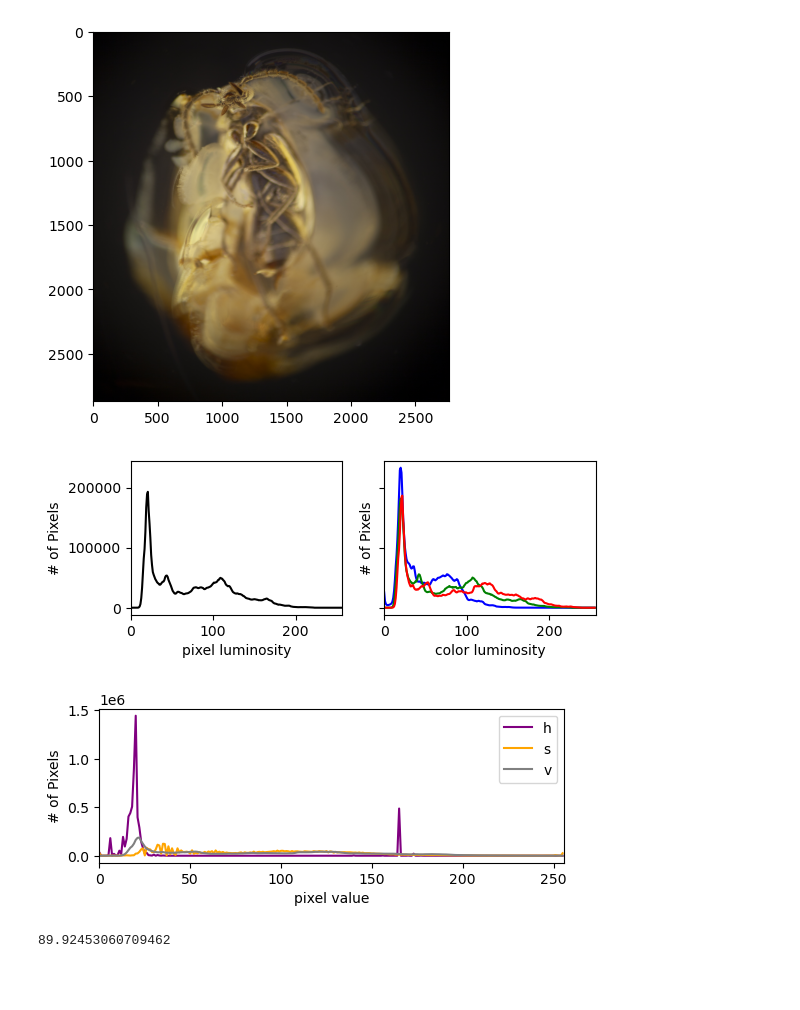
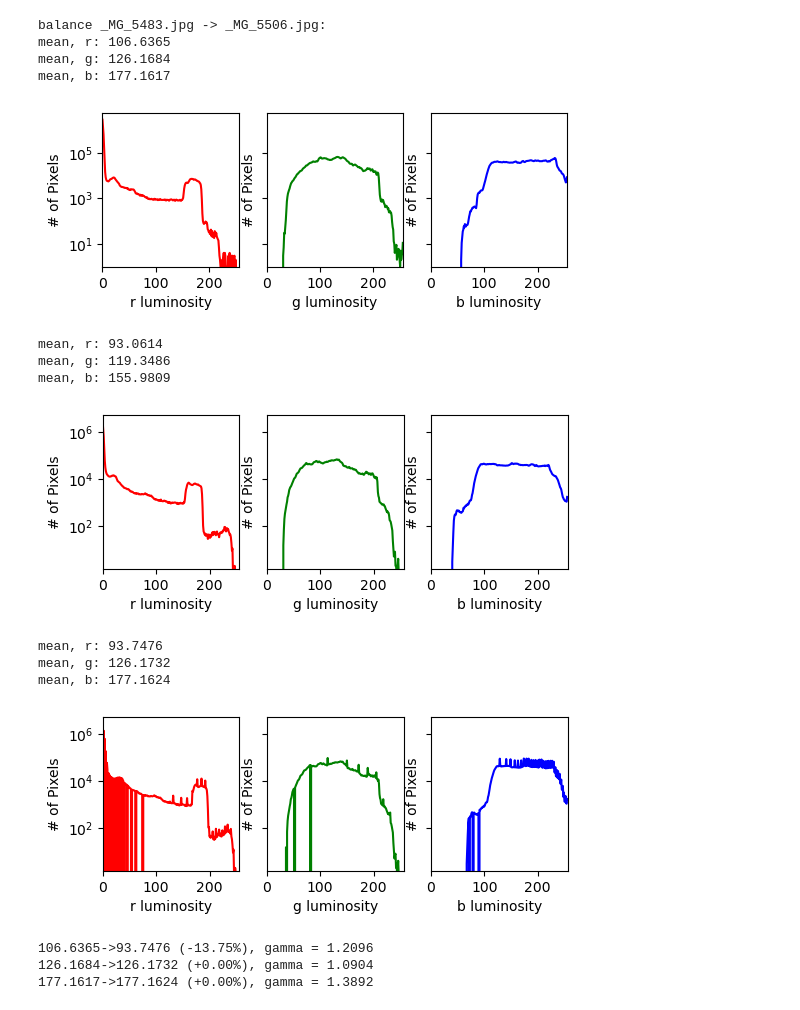
Before and after one commit to lucalista/focusstack, a Jupyter notebook: test-color-manip.ipynb, the cells around one changed output. Saved outputs shown, nothing was run; the diff lists cells and outputs as text; code cells hidden in the pictures; blank space fills up the shorter version.

```diff
--- a/test-color-manip.ipynb
+++ b/test-color-manip.ipynb
@@ -50,4 +9,6 @@ def img_hsv_histo(image, plot=True, mask_size=1.0):
 # %%
-base_path = "E:/Focus stacking/2024-02-04 - Coleoptera remake/"
-input_path = base_path+"Immagini modificate/"
-filename = input_path + "_MG_4200.jpg"
+base_path = "E:/Focus stacking/2024-03-04 - Spider/A/"
+input_path = base_path+"aligned"
+output_path = "C:/Users/Luca Lista/Desktop/Temp"
+filename_1 = input_path + "_MG_5445.jpg"
+filename_2 = input_path + "_MG_5504.jpg"
@@ -56,17 +15,19 @@ img = cv2.imread(filename)
-# %%
-plt.imshow(cv2.cvtColor(img, cv2.COLOR_BGR2RGB))
-plt.show()
-# %% [output]
-[figure, removed]
-# %%
-mean_lumi, hist_lumi = img_rgb_histo(img)
-# %% [output]
-[figure, removed]
-# %%
-mean_saturation, hist_hsv = img_hsv_histo(img)
-# %% [output]
-[figure, removed]
-# %%
-mean_saturation
-# %% [output]
-89.92453060709462
+# %%
+img_lumi_balance_rgb("_MG_5506.jpg", "_MG_5483.jpg", input_path, output_path, mask_size=0.8, i_min=20)
+# %% [output]
+balance _MG_5483.jpg -> _MG_5506.jpg:
+mean, r: 106.6365
+mean, g: 126.1684
+mean, b: 177.1617
+[figure, added]
+mean, r: 93.0614
+mean, g: 119.3486
+mean, b: 155.9809
+[figure, added]
+mean, r: 93.7476
+mean, g: 126.1732
+mean, b: 177.1624
+[figure, added]
+106.6365->93.7476 (-13.75%), gamma = 1.2096
+126.1684->126.1732 (+0.00%), gamma = 1.0904
+177.1617->177.1624 (+0.00%), gamma = 1.3892
```
Also changed, not shown: parts of 5 cells of this notebook, 2 other files.
